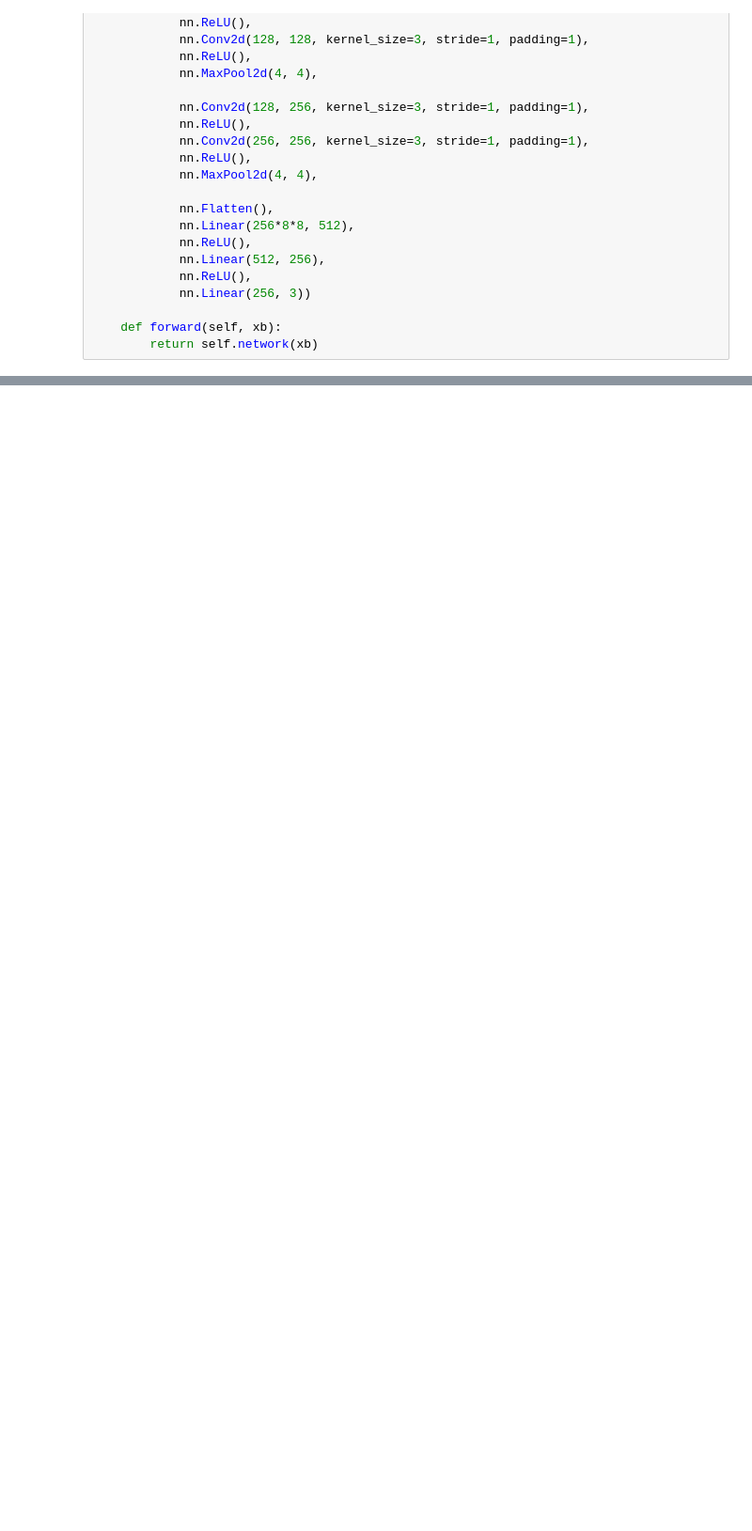
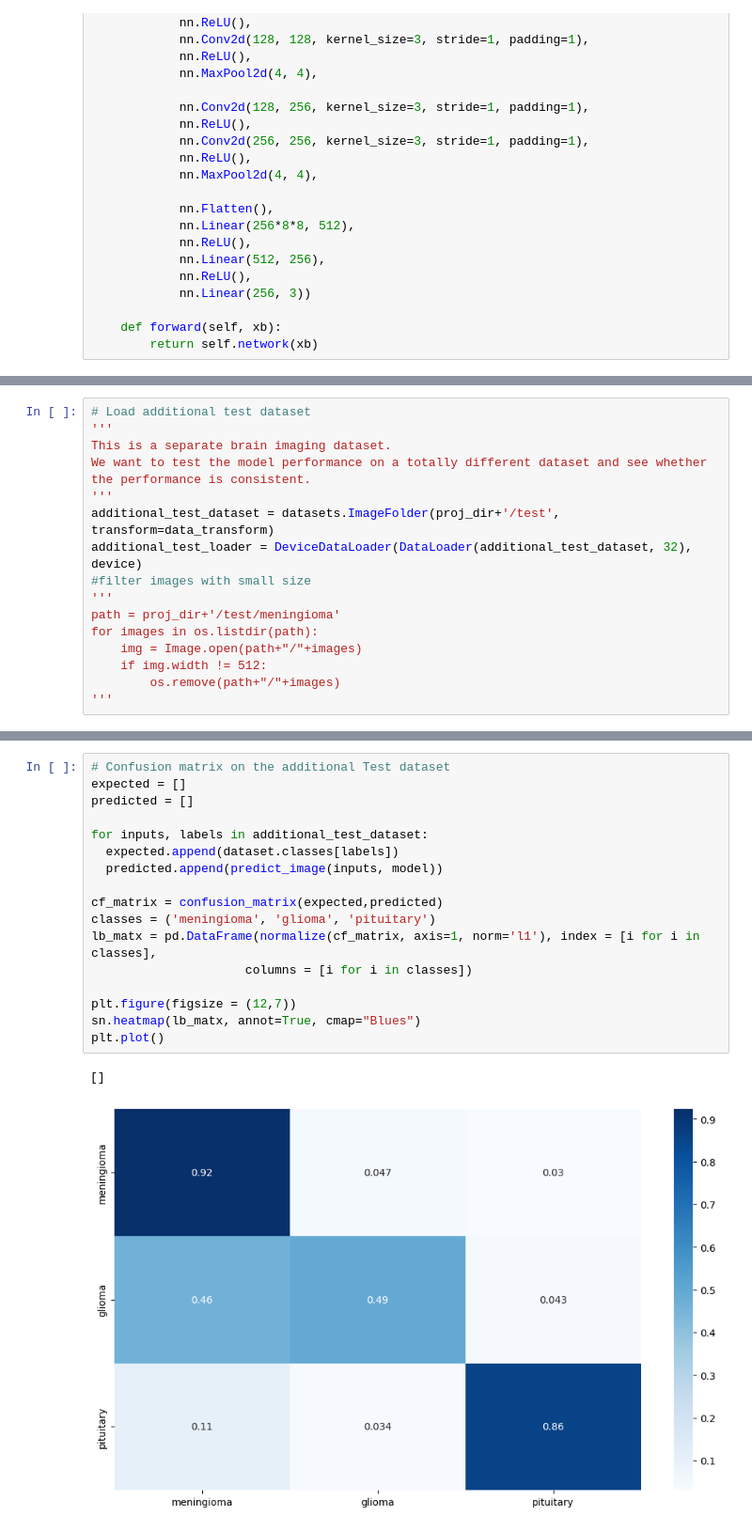
Before and after one commit to tianyulll/machineLearning, a Jupyter notebook: cancerCNNClassifier.ipynb, the cells around one changed output, grey strips where cells are left out. Shown at 94% size. Drawn from its saved outputs; the diff is of its cells as text; blank space fills up the shorter version.

```diff
--- a/cancerCNNClassifier.ipynb
+++ b/cancerCNNClassifier.ipynb
@@ -236,0 +288,16 @@ Wall time: 33min 36s
+# %%
+# Load additional test dataset
+'''
+This is a separate brain imaging dataset.
+We want to test the model performance on a totally different dataset and see whether the performance is consistent.
+'''
+additional_test_dataset = datasets.ImageFolder(proj_dir+'/test', transform=data_transform)
+additional_test_loader = DeviceDataLoader(DataLoader(additional_test_dataset, 32), device)
+#filter images with small size
+'''
+path = proj_dir+'/test/meningioma'
+for images in os.listdir(path):
+    img = Image.open(path+"/"+images)
+    if img.width != 512:
+        os.remove(path+"/"+images)
+'''
@@ -236,0 +313,20 @@ Wall time: 33min 36s
+# %%
+# Confusion matrix on the additional Test dataset
+expected = []
+predicted = []
+
+for inputs, labels in additional_test_dataset:
+  expected.append(dataset.classes[labels])
+  predicted.append(predict_image(inputs, model))
+
+cf_matrix = confusion_matrix(expected,predicted)
+classes = ('meningioma', 'glioma', 'pituitary')
+lb_matx = pd.DataFrame(normalize(cf_matrix, axis=1, norm='l1'), index = [i for i in classes],
+                     columns = [i for i in classes])
+
+plt.figure(figsize = (12,7))
+sn.heatmap(lb_matx, annot=True, cmap="Blues")
+plt.plot()
+# %% [output]
+[]
+[figure, added]
```
Also changed, not shown: parts of 41 cells of this notebook, 1 other file.
